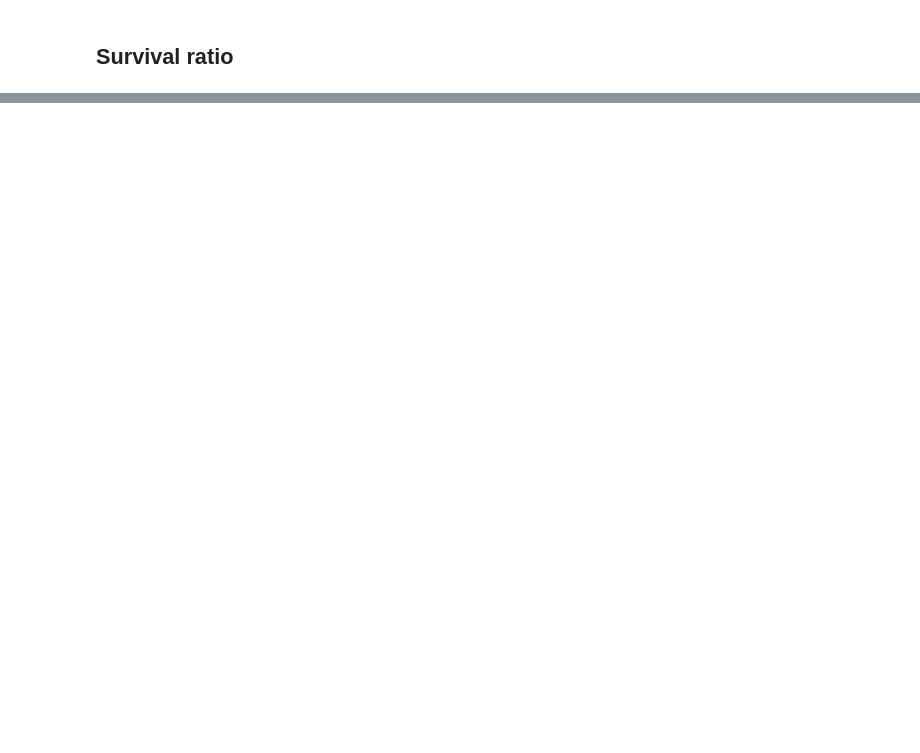
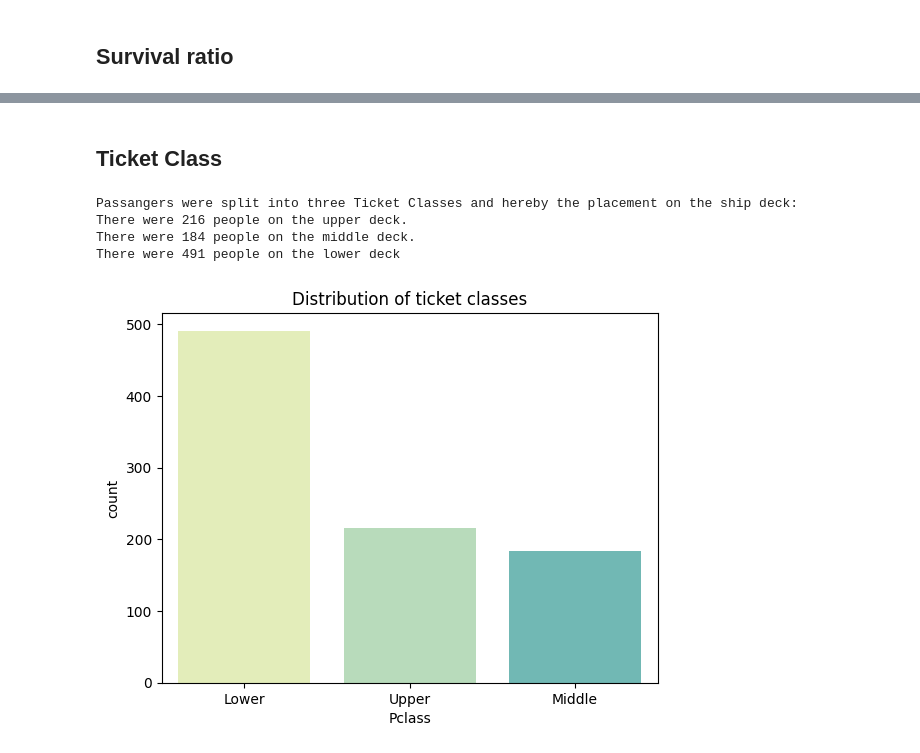
Before and after one commit to UlrikThygePedersen/Machine_Learning_Models, a Jupyter notebook: Models/Kaggle/Titanic - Machine Learning from Disaster/Titanic_Notebook.ipynb, the cells around one changed output, grey strips where cells are left out. Drawn from its saved outputs; the diff is of its cells as text; code cells hidden in the pictures; blank space fills up the shorter version.

```diff
--- a/Models/Kaggle/Titanic - Machine Learning from Disaster/Titanic_Notebook.ipynb
+++ b/Models/Kaggle/Titanic - Machine Learning from Disaster/Titanic_Notebook.ipynb
@@ -108,0 +136,19 @@ print('df_train['Survived'].value_counts()[1],  df_train['Survived'].value_count
+# %% [markdown]
+## Ticket Class
+# %%
+df_pclass = df_train['Pclass']
+
+print('Passangers were split into three Ticket Classes and hereby the placement on the ship deck:')
+print(f'There were {df_pclass.value_counts().sort_index()[2]} people on the upper deck.')
+print(f'There were {df_pclass.value_counts().sort_index()[1]} people on the middle deck.')
+print(f'There were {df_pclass.value_counts().sort_index()[0]} people on the lower deck')
+
+sns.countplot(x = df_pclass)
+plt.title('Distribution of ticket classes')
+plt.show()
+# %% [output]
+Passangers were split into three Ticket Classes and hereby the placement on the ship deck:
+There were 216 people on the upper deck.
+There were 184 people on the middle deck.
+There were 491 people on the lower deck
+[figure, added]
```
Also changed, not shown: parts of 11 cells of this notebook.
